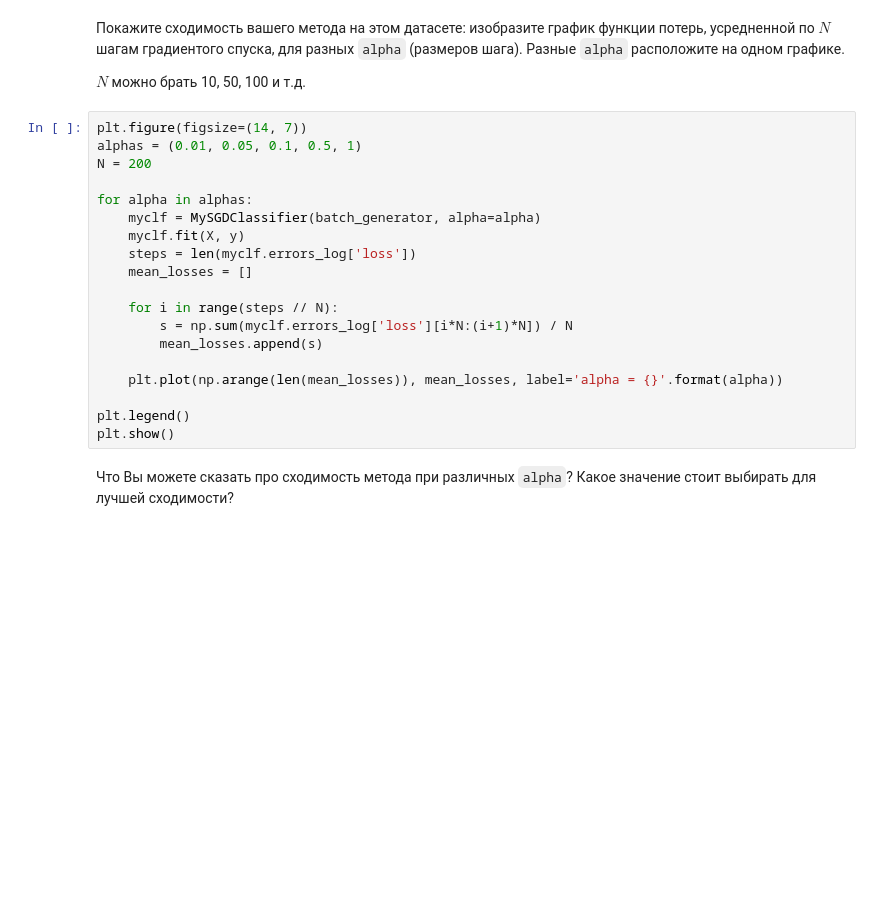
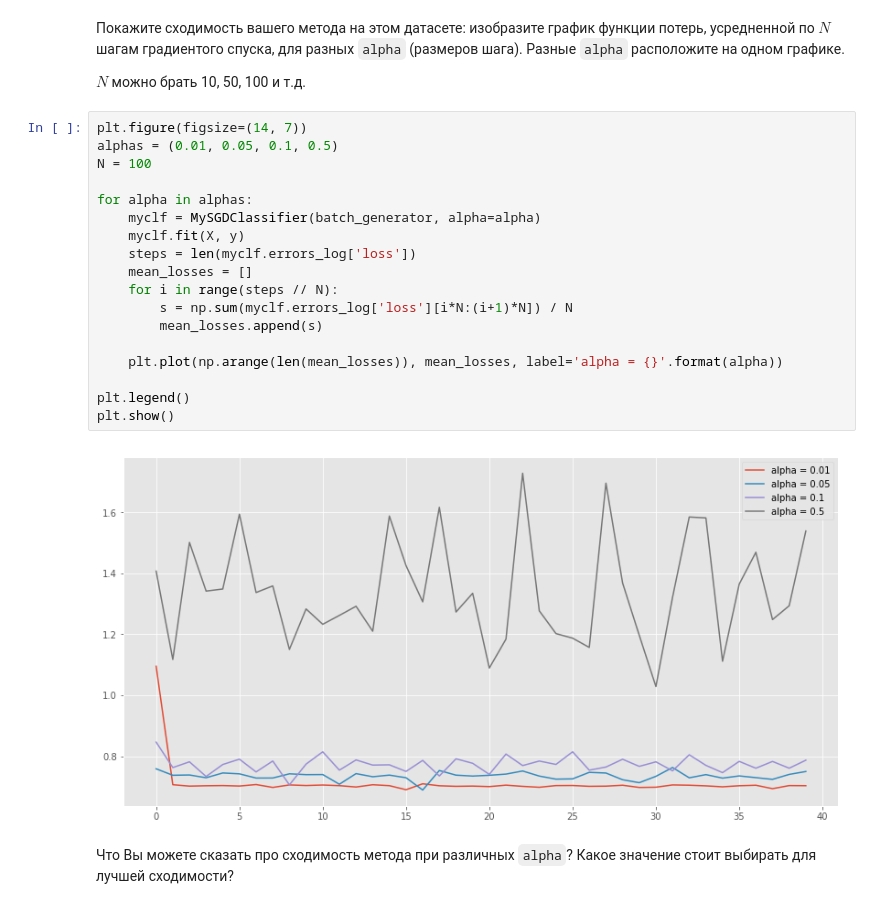
Before and after one commit to Pauliwb/technosphere_ml, a Jupyter notebook: 3/hw3.ipynb, the cells around one changed output. Drawn from its saved outputs; the diff is of its cells as text; blank space fills up the shorter version.

```diff
--- a/3/hw3.ipynb
+++ b/3/hw3.ipynb
@@ -479,23 +479,24 @@ X, y = make_classification(n_samples=100000, n_features=10,
 $N$ можно брать 10, 50, 100 и т.д.
 # %%
 plt.figure(figsize=(14, 7))
-alphas = (0.01, 0.05, 0.1, 0.5, 1)
-N = 200
+alphas = (0.01, 0.05, 0.1, 0.5)
+N = 100
 
 for alpha in alphas:
     myclf = MySGDClassifier(batch_generator, alpha=alpha)
     myclf.fit(X, y)
     steps = len(myclf.errors_log['loss'])
     mean_losses = []
-
     for i in range(steps // N):
         s = np.sum(myclf.errors_log['loss'][i*N:(i+1)*N]) / N
         mean_losses.append(s)
 
     plt.plot(np.arange(len(mean_losses)), mean_losses, label='alpha = {}'.format(alpha))
 
 plt.legend()
 plt.show()
+# %% [output]
+[figure, added]
 # %% [markdown]
 Что Вы можете сказать про сходимость метода при различных `alpha`? Какое значение стоит выбирать для лучшей сходимости?
 # %% [markdown]
```
Also changed, not shown: parts of 8 cells of this notebook.
